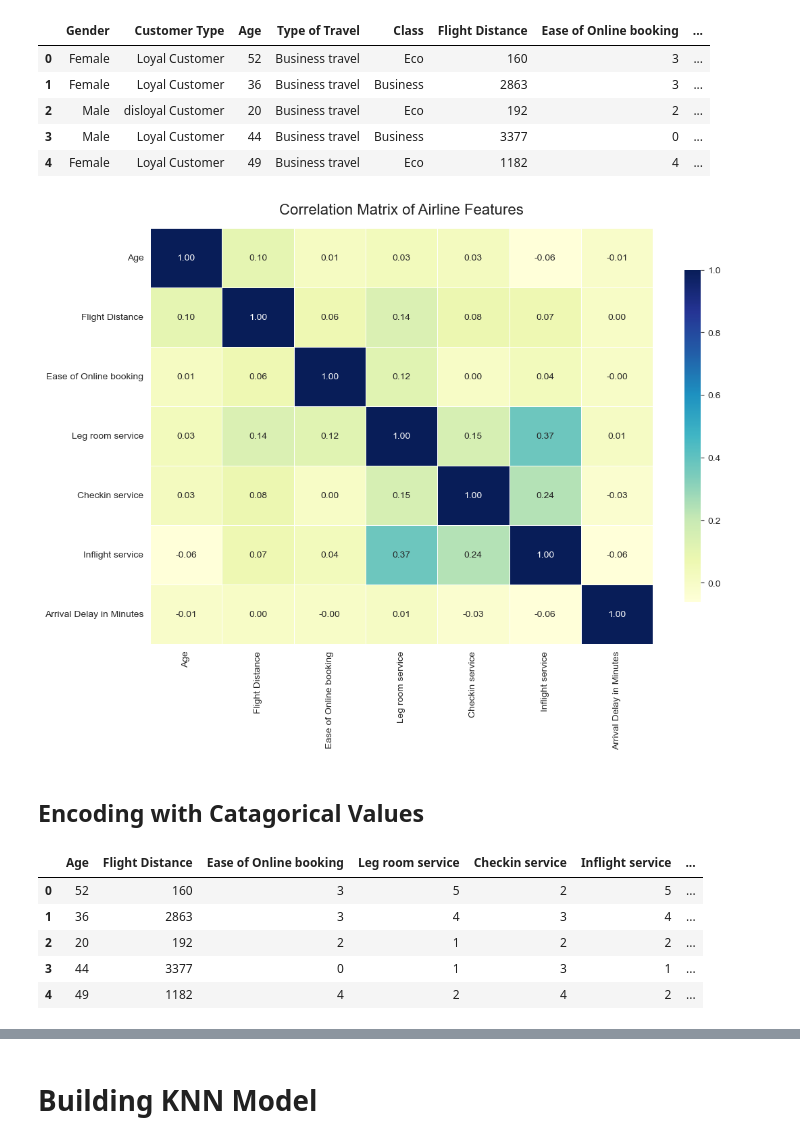
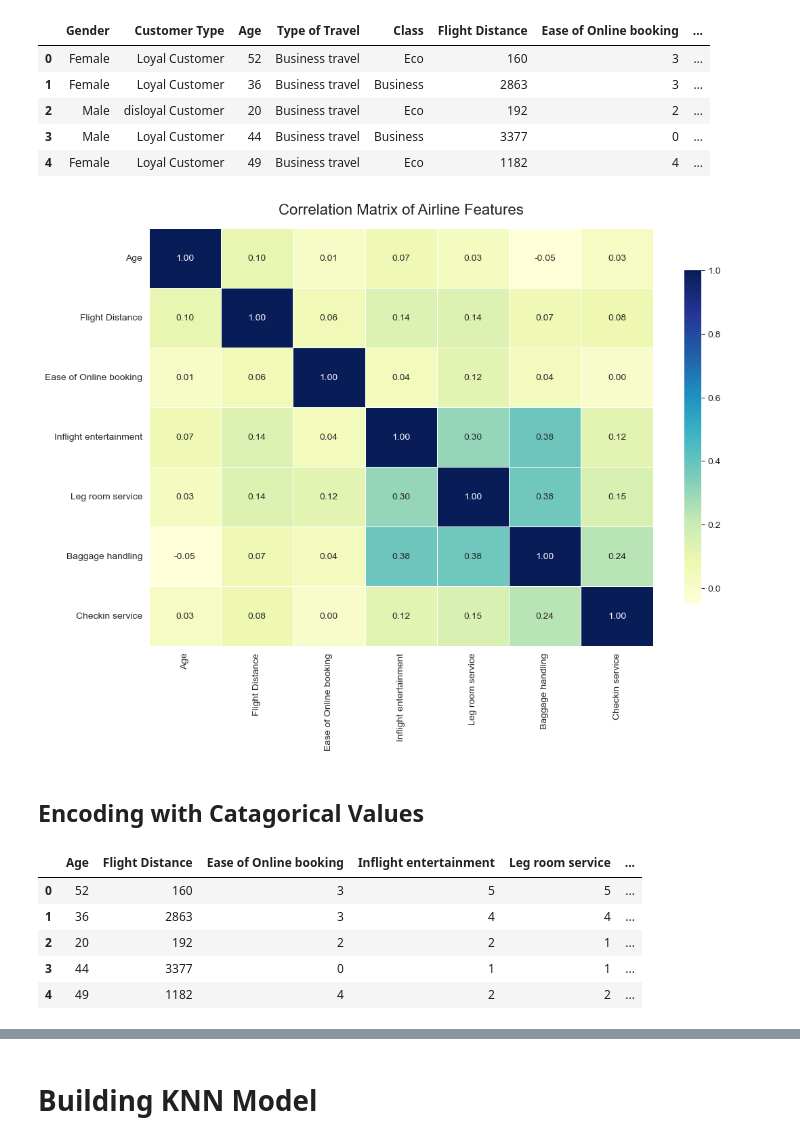
Before and after one commit to kunthshah21/Classification-ML-Prediction-for-Airline-Satsifaction, a Jupyter notebook: prediction_1.ipynb, the cells around one changed output, grey strips where cells are left out. Drawn from its saved outputs; the diff is of its cells as text; code cells hidden in the pictures.

```diff
--- a/prediction_1.ipynb
+++ b/prediction_1.ipynb
@@ -425,7 +425,7 @@ plt.show()
 # %% [output]
 [figure]
 # %%
-columns_to_drop = ['Departure Delay in Minutes', 'Gate location', 'Departure/Arrival time convenient', 'Inflight wifi service', 'Food and drink', 'Inflight entertainment', 'Online boarding', 'Cleanliness', 'Food and drink', 'Seat comfort', 'On-board service', 'Baggage handling']
+columns_to_drop = ['Departure Delay in Minutes', 'Gate location', 'Departure/Arrival time convenient', 'Food and drink', 'Online boarding', 'Cleanliness', 'Food and drink', 'Seat comfort', 'On-board service', 'Inflight wifi service']
 airline_data = airline_data.drop(columns=columns_to_drop, axis=1)
 airline_data.head()
 # %% [output]
@@ -451,6 +451,6 @@ sns.heatmap(airline_features.corr(),
 plt.title('Correlation Matrix of Airline Features', fontsize=16, pad=15)
 plt.show()
 # %% [output]
-[figure, old version]
+[figure, new version]
 # %% [markdown]
 ## Encoding with Catagorical Values
@@ -473,9 +457,11 @@ temp_airline_NumOnly = encode_columns(airline_features, columns_to_encode, numer
+# %%
+airline_features_enc = pd.get_dummies(airline_features, drop_first=True)
 # %%
-temp_airline_NumOnly.head()
+airline_features_enc.head()
 # %% [output]
-|  | Age | Flight Distance | Ease of Online booking | Leg room service | Checkin service | Inflight service | ... |
-| 0 | 52 | 160 | 3 | 5 | 2 | 5 | ... |
-| 1 | 36 | 2863 | 3 | 4 | 3 | 4 | ... |
-| 2 | 20 | 192 | 2 | 1 | 2 | 2 | ... |
-| 3 | 44 | 3377 | 0 | 1 | 3 | 1 | ... |
-| 4 | 49 | 1182 | 4 | 2 | 4 | 2 | ... |
+|  | Age | Flight Distance | Ease of Online booking | Inflight entertainment | Leg room service | ... |
+| 0 | 52 | 160 | 3 | 5 | 5 | ... |
+| 1 | 36 | 2863 | 3 | 4 | 4 | ... |
+| 2 | 20 | 192 | 2 | 2 | 1 | ... |
+| 3 | 44 | 3377 | 0 | 1 | 1 | ... |
+| 4 | 49 | 1182 | 4 | 2 | 2 | ... |
```
Also changed, not shown: parts of 25 cells of this notebook, 1 other file.
